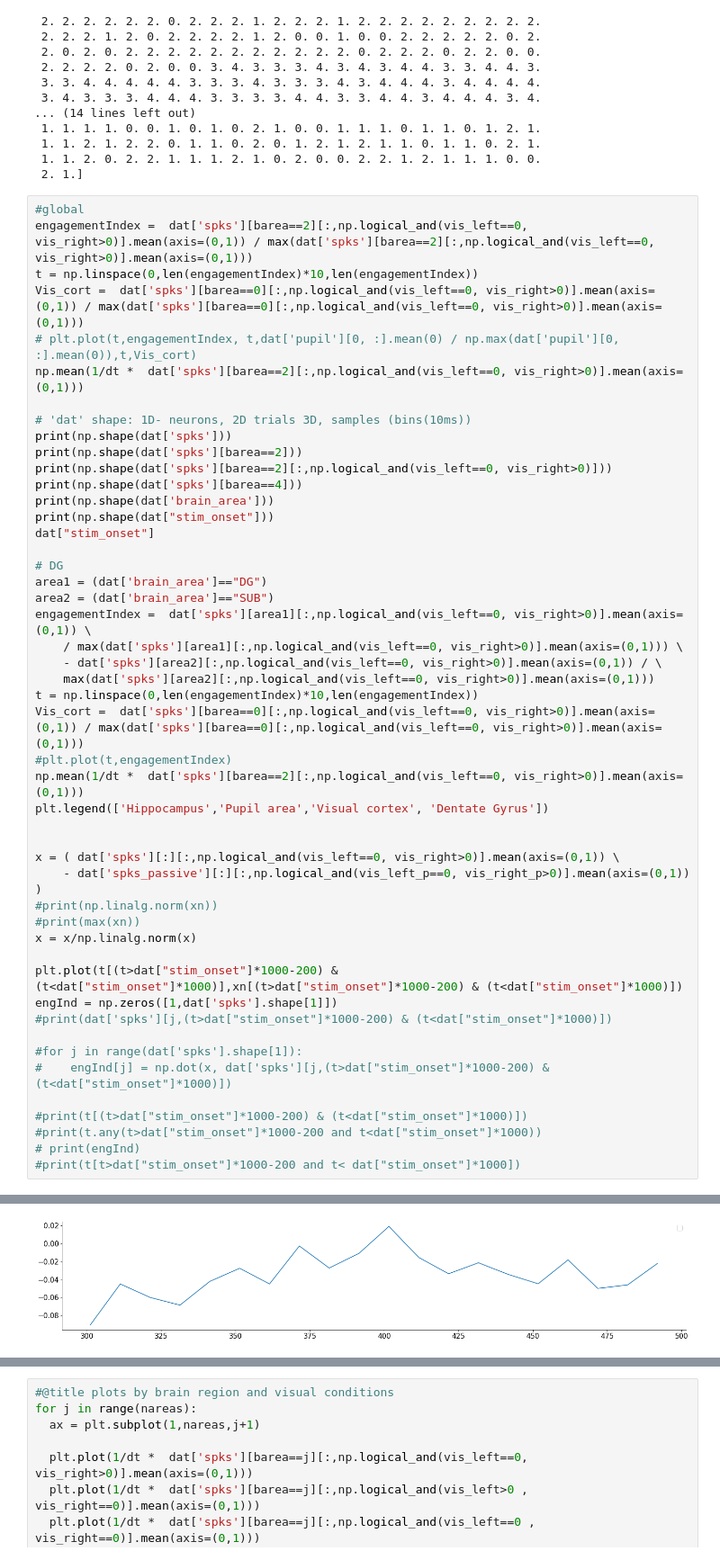
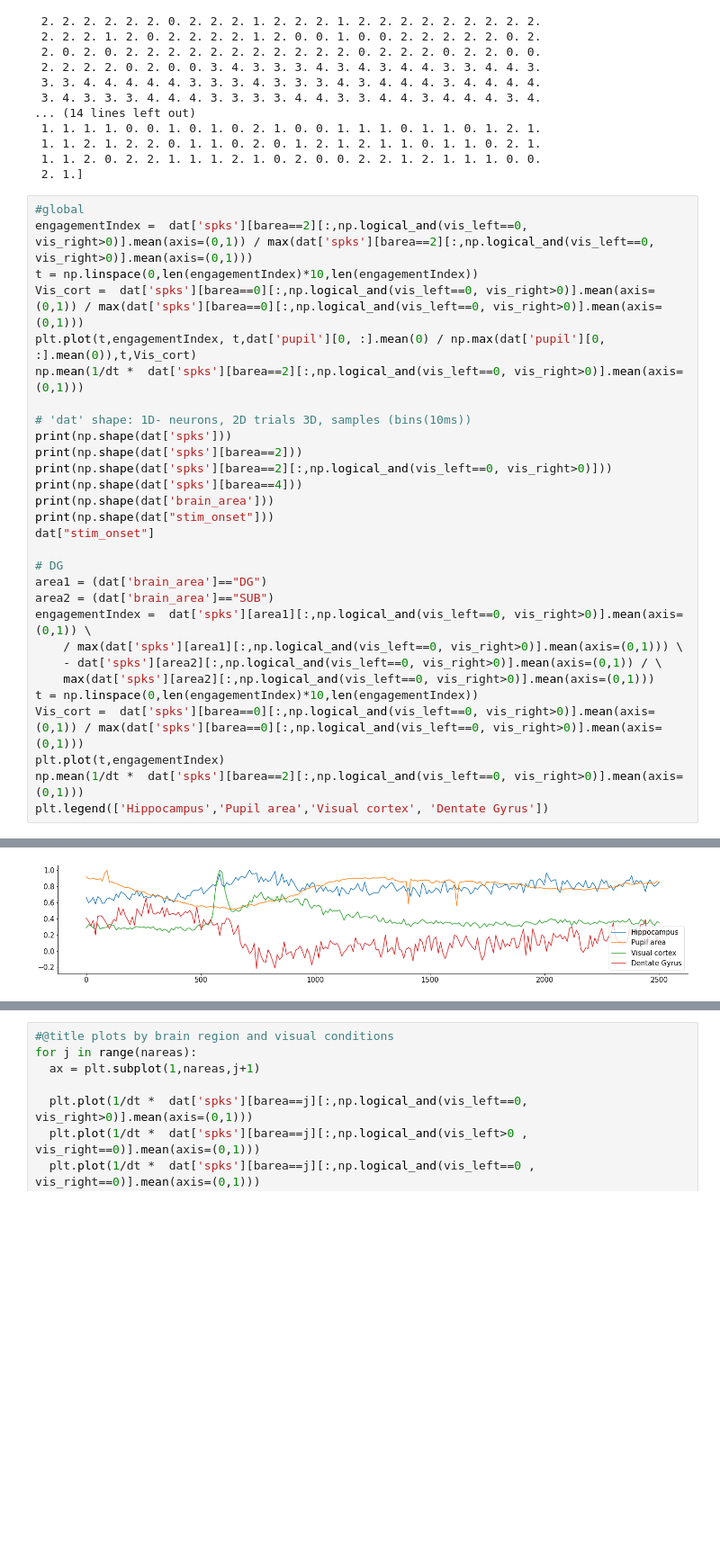
Before and after one commit to EmiliosIsaias/RattusDeus, a Jupyter notebook: Project_Notebook.ipynb, the cells around one changed output, grey strips where cells are left out. Shown at 90% size. Saved outputs shown, nothing was run; the diff lists cells and outputs as text; blank space fills up the shorter version.

```diff
--- a/Project_Notebook.ipynb
+++ b/Project_Notebook.ipynb
@@ -129,7 +130,7 @@ print(barea)
 engagementIndex =  dat['spks'][barea==2][:,np.logical_and(vis_left==0, vis_right>0)].mean(axis=(0,1)) / max(dat['spks'][barea==2][:,np.logical_and(vis_left==0, vis_right>0)].mean(axis=(0,1)))
 t = np.linspace(0,len(engagementIndex)*10,len(engagementIndex))
 Vis_cort =  dat['spks'][barea==0][:,np.logical_and(vis_left==0, vis_right>0)].mean(axis=(0,1)) / max(dat['spks'][barea==0][:,np.logical_and(vis_left==0, vis_right>0)].mean(axis=(0,1)))
-# plt.plot(t,engagementIndex, t,dat['pupil'][0, :].mean(0) / np.max(dat['pupil'][0, :].mean(0)),t,Vis_cort)
+plt.plot(t,engagementIndex, t,dat['pupil'][0, :].mean(0) / np.max(dat['pupil'][0, :].mean(0)),t,Vis_cort)
 np.mean(1/dt *  dat['spks'][barea==2][:,np.logical_and(vis_left==0, vis_right>0)].mean(axis=(0,1)))
 
 # 'dat' shape: 1D- neurons, 2D trials 3D, samples (bins(10ms))
@@ -150,28 +151,9 @@ engagementIndex =  dat['spks'][area1][:,np.logical_and(vis_left==0, vis_right>0)
     max(dat['spks'][area2][:,np.logical_and(vis_left==0, vis_right>0)].mean(axis=(0,1)))
 t = np.linspace(0,len(engagementIndex)*10,len(engagementIndex))
 Vis_cort =  dat['spks'][barea==0][:,np.logical_and(vis_left==0, vis_right>0)].mean(axis=(0,1)) / max(dat['spks'][barea==0][:,np.logical_and(vis_left==0, vis_right>0)].mean(axis=(0,1)))
-#plt.plot(t,engagementIndex)
+plt.plot(t,engagementIndex)
 np.mean(1/dt *  dat['spks'][barea==2][:,np.logical_and(vis_left==0, vis_right>0)].mean(axis=(0,1)))
 plt.legend(['Hippocampus','Pupil area','Visual cortex', 'Dentate Gyrus'])
-
-
-x = ( dat['spks'][:][:,np.logical_and(vis_left==0, vis_right>0)].mean(axis=(0,1)) \
-    - dat['spks_passive'][:][:,np.logical_and(vis_left_p==0, vis_right_p>0)].mean(axis=(0,1)) )
-#print(np.linalg.norm(xn))
-#print(max(xn))
-x = x/np.linalg.norm(x)
-
-plt.plot(t[(t>dat["stim_onset"]*1000-200) & (t<dat["stim_onset"]*1000)],xn[(t>dat["stim_onset"]*1000-200) & (t<dat["stim_onset"]*1000)])
-engInd = np.zeros([1,dat['spks'].shape[1]])
-#print(dat['spks'][j,(t>dat["stim_onset"]*1000-200) & (t<dat["stim_onset"]*1000)])
-
-#for j in range(dat['spks'].shape[1]):
-#    engInd[j] = np.dot(x, dat['spks'][j,(t>dat["stim_onset"]*1000-200) & (t<dat["stim_onset"]*1000)])
-
-#print(t[(t>dat["stim_onset"]*1000-200) & (t<dat["stim_onset"]*1000)])
-#print(t.any(t>dat["stim_onset"]*1000-200 and t<dat["stim_onset"]*1000))
-# print(engInd)
-#print(t[t>dat["stim_onset"]*1000-200 and t< dat["stim_onset"]*1000])
 # %% [output]
 (698, 340, 250)
 (220, 340, 250)
@@ -182 +165 @@ engInd = np.zeros([1,dat['spks'].shape[1]])
-[figure, old version]
+[figure, new version]
```
Also changed, not shown: parts of 4 cells of this notebook.
